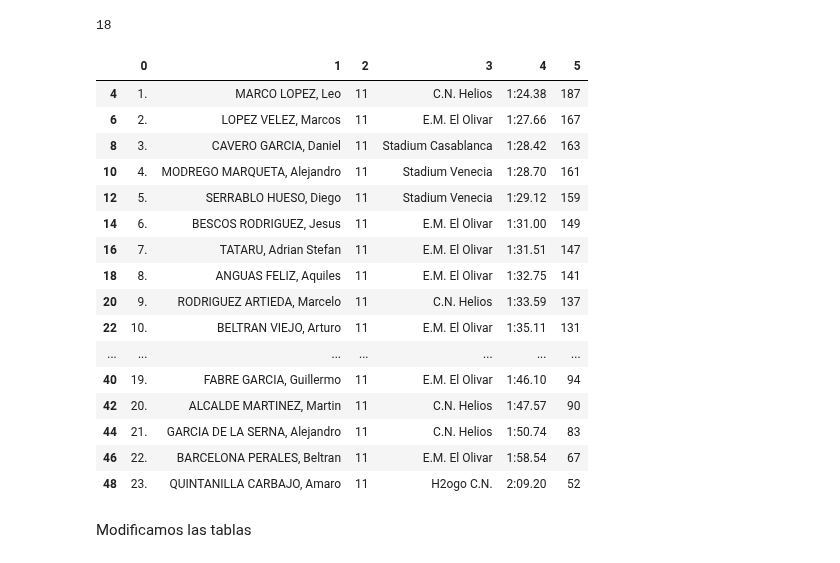
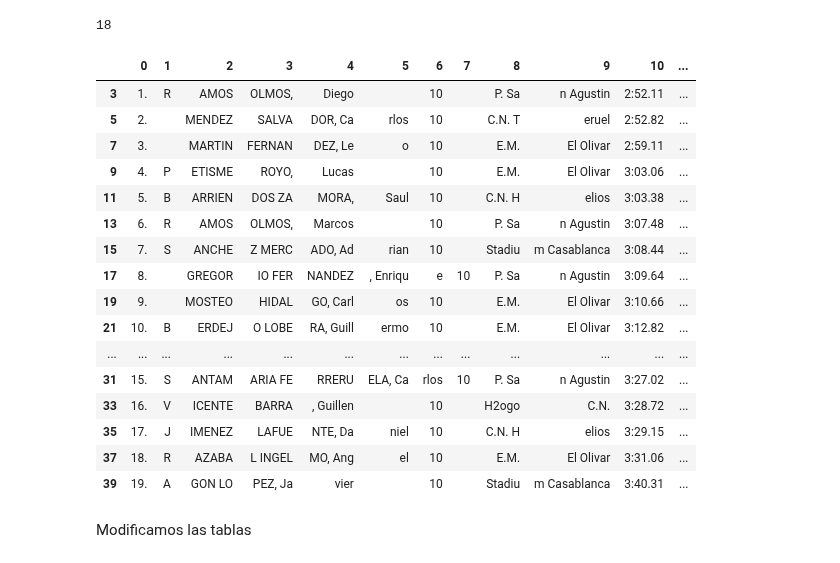
Before and after one commit to crdguez/dashboard_natacion, a Jupyter notebook: importar_datos/importar_datos_27_03_22.ipynb, the cells around one changed output. Saved outputs shown, nothing was run; the diff lists cells and outputs as text; code cells hidden in the pictures.

```diff
--- a/importar_datos/importar_datos_27_03_22.ipynb
+++ b/importar_datos/importar_datos_27_03_22.ipynb
@@ -18,28 +18,33 @@ tablas = camelot.read_pdf(file, pages='all', flavor='stream', split_text='\n')
 tablas.n
 # %% [output]
 18
-# %%
-t0=tablas[0].df.copy()
-t0.loc[10][1]=t0.loc[10][1]+'o'
-t0.loc[10][2]='11'
-t0=t0[t0[0]!=''][4:]
-
-t0
-# %% [output]
-|  | 0 | 1 | 2 | 3 | 4 | 5 |
-| 4 | 1. | MARCO LOPEZ, Leo | 11 | C.N. Helios | 1:24.38 | 187 |
-| 6 | 2. | LOPEZ VELEZ, Marcos | 11 | E.M. El Olivar | 1:27.66 | 167 |
-| 8 | 3. | CAVERO GARCIA, Daniel | 11 | Stadium Casablanca | 1:28.42 | 163 |
-| 10 | 4. | MODREGO MARQUETA, Alejandro | 11 | Stadium Venecia | 1:28.70 | 161 |
-| 12 | 5. | SERRABLO HUESO, Diego | 11 | Stadium Venecia | 1:29.12 | 159 |
-| 14 | 6. | BESCOS RODRIGUEZ, Jesus | 11 | E.M. El Olivar | 1:31.00 | 149 |
-| 16 | 7. | TATARU, Adrian Stefan | 11 | E.M. El Olivar | 1:31.51 | 147 |
-| 18 | 8. | ANGUAS FELIZ, Aquiles | 11 | E.M. El Olivar | 1:32.75 | 141 |
-| 20 | 9. | RODRIGUEZ ARTIEDA, Marcelo | 11 | C.N. Helios | 1:33.59 | 137 |
-| 22 | 10. | BELTRAN VIEJO, Arturo | 11 | E.M. El Olivar | 1:35.11 | 131 |
-| ... | ... | ... | ... | ... | ... | ... |
-| 40 | 19. | FABRE GARCIA, Guillermo | 11 | E.M. El Olivar | 1:46.10 | 94 |
-| 42 | 20. | ALCALDE MARTINEZ, Martin | 11 | C.N. Helios | 1:47.57 | 90 |
-| 44 | 21. | GARCIA DE LA SERNA, Alejandro | 11 | C.N. Helios | 1:50.74 | 83 |
-| 46 | 22. | BARCELONA PERALES, Beltran | 11 | E.M. El Olivar | 1:58.54 | 67 |
-| 48 | 23. | QUINTANILLA CARBAJO, Amaro | 11 | H2ogo C.N. | 2:09.20 | 52 |
+# %%
+t0=tablas[0].df.copy()
+t0.loc[10][1]=t0.loc[10][1]+'o'
+t0.loc[10][2]='11'
+t0=t0[t0[0]!=''][4:]
+
+t1 = tablas[2].df[tablas[2].df[0]!=''][3:].drop(8,axis=1).T.reset_index(drop=True).T
+t1 = separar_columna(separar_columna(t1,0).fillna(value=''),0,' ').fillna(value='')
+t1 = separar_columna(separar_columna(t1,6).fillna(value=''),0,' ').fillna(value='')
+# t1[t1[6]=='10',7]='10'
+# t1 = juntar_columnas(juntar_columnas(t1,1,6),3,4)
+t1
+# %% [output]
+|  | 0 | 1 | 2 | 3 | 4 | 5 | 6 | 7 | 8 | 9 | 10 | ... |
+| 3 | 1. | R | AMOS | OLMOS, | Diego |  | 10 |  | P. Sa | n Agustin | 2:52.11 | ... |
+| 5 | 2. |  | MENDEZ | SALVA | DOR, Ca | rlos | 10 |  | C.N. T | eruel | 2:52.82 | ... |
+| 7 | 3. |  | MARTIN | FERNAN | DEZ, Le | o | 10 |  | E.M. | El Olivar | 2:59.11 | ... |
+| 9 | 4. | P | ETISME | ROYO, | Lucas |  | 10 |  | E.M. | El Olivar | 3:03.06 | ... |
+| 11 | 5. | B | ARRIEN | DOS ZA | MORA, | Saul | 10 |  | C.N. H | elios | 3:03.38 | ... |
+| 13 | 6. | R | AMOS | OLMOS, | Marcos |  | 10 |  | P. Sa | n Agustin | 3:07.48 | ... |
+| 15 | 7. | S | ANCHE | Z MERC | ADO, Ad | rian | 10 |  | Stadiu | m Casablanca | 3:08.44 | ... |
+| 17 | 8. |  | GREGOR | IO FER | NANDEZ | , Enriqu | e | 10 | P. Sa | n Agustin | 3:09.64 | ... |
+| 19 | 9. |  | MOSTEO | HIDAL | GO, Carl | os | 10 |  | E.M. | El Olivar | 3:10.66 | ... |
+| 21 | 10. | B | ERDEJ | O LOBE | RA, Guill | ermo | 10 |  | E.M. | El Olivar | 3:12.82 | ... |
+| ... | ... | ... | ... | ... | ... | ... | ... | ... | ... | ... | ... | ... |
+| 31 | 15. | S | ANTAM | ARIA FE | RRERU | ELA, Ca | rlos | 10 | P. Sa | n Agustin | 3:27.02 | ... |
+| 33 | 16. | V | ICENTE | BARRA | , Guillen |  | 10 |  | H2ogo | C.N. | 3:28.72 | ... |
+| 35 | 17. | J | IMENEZ | LAFUE | NTE, Da | niel | 10 |  | C.N. H | elios | 3:29.15 | ... |
+| 37 | 18. | R | AZABA | L INGEL | MO, Ang | el | 10 |  | E.M. | El Olivar | 3:31.06 | ... |
+| 39 | 19. | A | GON LO | PEZ, Ja | vier |  | 10 |  | Stadiu | m Casablanca | 3:40.31 | ... |
```
Also changed, not shown: parts of 4 cells of this notebook, 2 other files.
